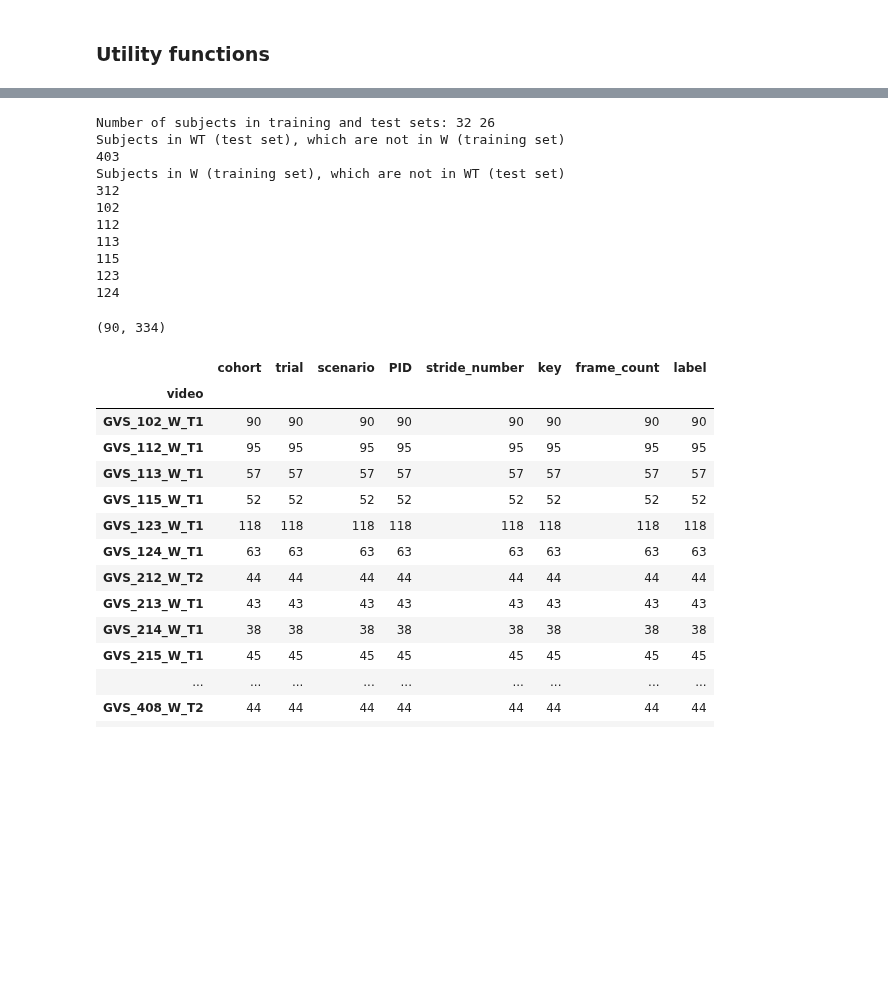
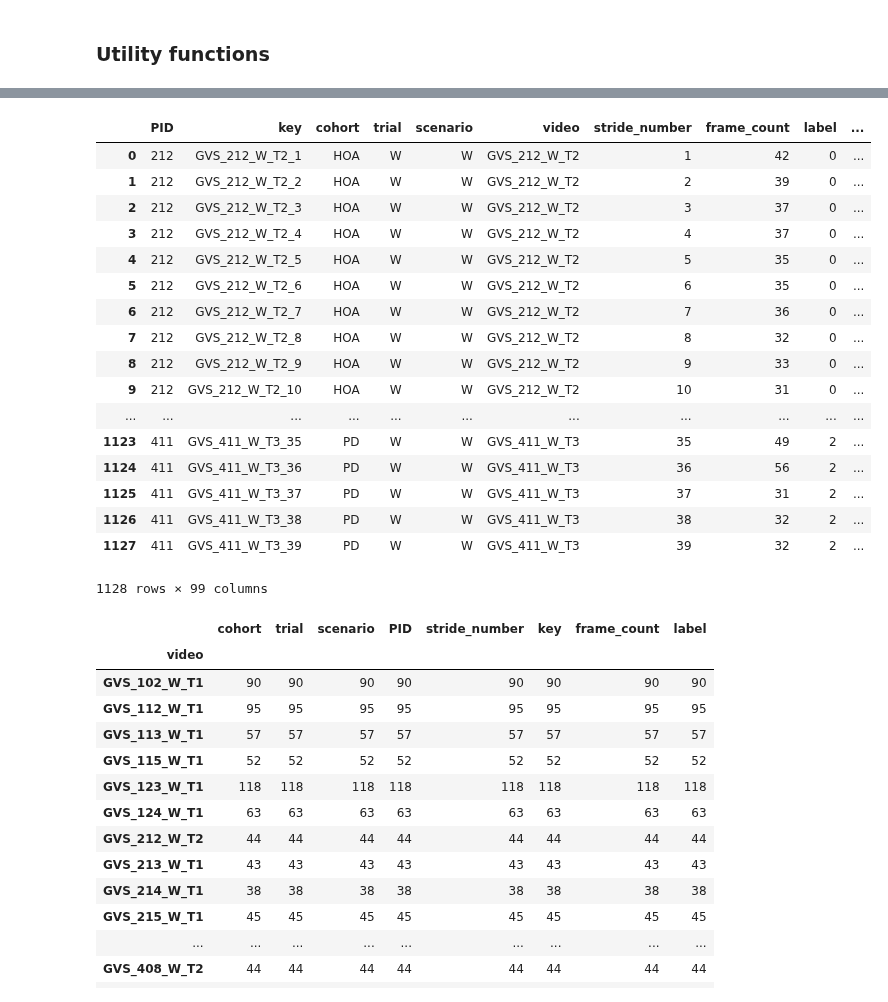
Before and after one commit to kaurrachneet6/Vision-Based-Gait-Analysis-Framework-for-Predicting-Multiple-Sclerosis, a Jupyter notebook: Machine Learning/TaskGeneralizeWtoWT_MLtraditional.ipynb, the cells around one changed output, grey strips where cells are left out. Saved outputs shown, nothing was run; the diff lists cells and outputs as text; code cells hidden in the pictures; blank space fills up the shorter version.

```diff
--- a/Machine Learning/TaskGeneralizeWtoWT_MLtraditional.ipynb
+++ b/Machine Learning/TaskGeneralizeWtoWT_MLtraditional.ipynb
@@ -127,11 +256,16 @@ def normalize(dataframe, n_type):
 # %%
 #Trial W for training
-trialW = labels[labels['scenario']=='W']
+trialW = data[data['scenario']=='W']
+#Trial WT for testing
+trialWT = data[data['scenario']=='WT']
+
+trialW_reduced, trialWT_reduced = keep_subjects_common_across_train_test(trialW, trialWT)
+print ('Number of subjects in training and test sets after reduction:', len(trialW_reduced['PID'].unique()), \
+           len(trialWT_reduced['PID'].unique()))
+
 # raw_trainX = raw_trial1.drop(['Label', 'PID', 'TrialID'], axis = 1)
 # raw_trainY = raw_trial1[['PID', 'Label']]
 
-#Trial WT for testing
-trialWT = labels[labels['scenario']=='WT']
 # raw_testX = raw_trial2.drop(['Label', 'PID', 'TrialID'], axis = 1)
 # raw_testY = raw_trial2[['PID', 'Label']] #PID to compute person based metrics later
 
@@ -142,11 +276,11 @@ trialWT = labels[labels['scenario']=='WT']
 
 #Total strides and imbalance of labels in the training and testing set
 #Training set
-print('Strides in training set: ', len(trialW))
-print ('HOA, MS and PD strides in training set:\n', trialW['cohort'].value_counts())
+print('Strides in training set: ', len(trialW_reduced))
+print ('HOA, MS and PD strides in training set:\n', trialW_reduced['cohort'].value_counts())
 
 #Test Set
-print('\nStrides in test set: ', len(trialWT))
-print ('HOA, MS and PD strides in test set:\n', trialWT['cohort'].value_counts())
-print ('Imbalance ratio (controls:MS:PD)= 1:X:Y\n', trialWT['cohort'].value_counts()/trialWT['cohort'].value_counts()['HOA'])
+print('\nStrides in test set: ', len(trialWT_reduced))
+print ('HOA, MS and PD strides in test set:\n', trialWT_reduced['cohort'].value_counts())
+print ('Imbalance ratio (controls:MS:PD)= 1:X:Y\n', trialWT_reduced['cohort'].value_counts()/trialWT_reduced['cohort'].value_counts()['HOA'])
 # %% [output]
@@ -168,35 +301,27 @@ Imbalance ratio (controls:MS:PD)= 1:X:Y
 HOA    1.000000
 MS     0.945869
 Name: cohort, dtype: float64
-# %%
-print ('Number of subjects in training and test sets:', len(trialW['PID'].unique()), len(trialWT['PID'].unique()))
-
-#Try to use same subjects in trials W and WT for testing on same subjects we train on
-print ('Subjects in WT (test set), which are not in W (training set)')
-for x in trialWT['PID'].unique():
-    if x not in trialW['PID'].unique():
-        print (x)
-
-print ('Subjects in W (training set), which are not in WT (test set)')
-for x in trialW['PID'].unique():
-    if x not in trialWT['PID'].unique():
-        print (x)
-# %% [output]
-Number of subjects in training and test sets: 32 26
-Subjects in WT (test set), which are not in W (training set)
-403
-Subjects in W (training set), which are not in WT (test set)
-312
-102
-112
-113
-115
-123
-124
-# %%
-36+36+18, 809 - (90+95+57+52+118+63)
-# %% [output]
-(90, 334)
+# %%
+trialW_reduced
+# %% [output]
+|  | PID | key | cohort | trial | scenario | video | stride_number | frame_count | label | ... |
+| 0 | 212 | GVS_212_W_T2_1 | HOA | W | W | GVS_212_W_T2 | 1 | 42 | 0 | ... |
+| 1 | 212 | GVS_212_W_T2_2 | HOA | W | W | GVS_212_W_T2 | 2 | 39 | 0 | ... |
+| 2 | 212 | GVS_212_W_T2_3 | HOA | W | W | GVS_212_W_T2 | 3 | 37 | 0 | ... |
+| 3 | 212 | GVS_212_W_T2_4 | HOA | W | W | GVS_212_W_T2 | 4 | 37 | 0 | ... |
+| 4 | 212 | GVS_212_W_T2_5 | HOA | W | W | GVS_212_W_T2 | 5 | 35 | 0 | ... |
+| 5 | 212 | GVS_212_W_T2_6 | HOA | W | W | GVS_212_W_T2 | 6 | 35 | 0 | ... |
+| 6 | 212 | GVS_212_W_T2_7 | HOA | W | W | GVS_212_W_T2 | 7 | 36 | 0 | ... |
+| 7 | 212 | GVS_212_W_T2_8 | HOA | W | W | GVS_212_W_T2 | 8 | 32 | 0 | ... |
+| 8 | 212 | GVS_212_W_T2_9 | HOA | W | W | GVS_212_W_T2 | 9 | 33 | 0 | ... |
+| 9 | 212 | GVS_212_W_T2_10 | HOA | W | W | GVS_212_W_T2 | 10 | 31 | 0 | ... |
+| ... | ... | ... | ... | ... | ... | ... | ... | ... | ... | ... |
+| 1123 | 411 | GVS_411_W_T3_35 | PD | W | W | GVS_411_W_T3 | 35 | 49 | 2 | ... |
+| 1124 | 411 | GVS_411_W_T3_36 | PD | W | W | GVS_411_W_T3 | 36 | 56 | 2 | ... |
+| 1125 | 411 | GVS_411_W_T3_37 | PD | W | W | GVS_411_W_T3 | 37 | 31 | 2 | ... |
+| 1126 | 411 | GVS_411_W_T3_38 | PD | W | W | GVS_411_W_T3 | 38 | 32 | 2 | ... |
+| 1127 | 411 | GVS_411_W_T3_39 | PD | W | W | GVS_411_W_T3 | 39 | 32 | 2 | ... |
+1128 rows × 99 columns
 # %%
 trialW.groupby(['video']).count()
 # %% [output]
```
Also changed, not shown: parts of 15 cells of this notebook.
